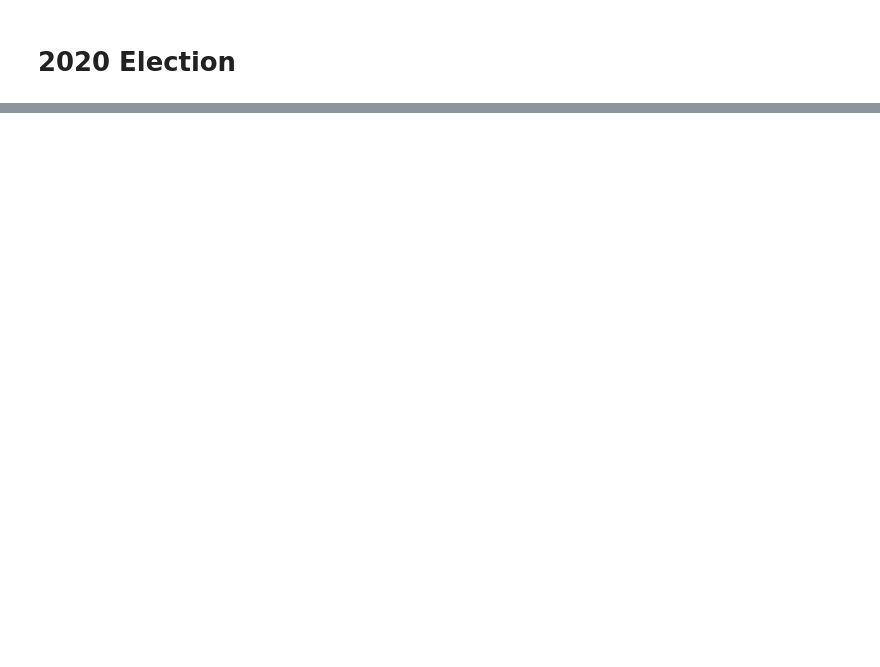
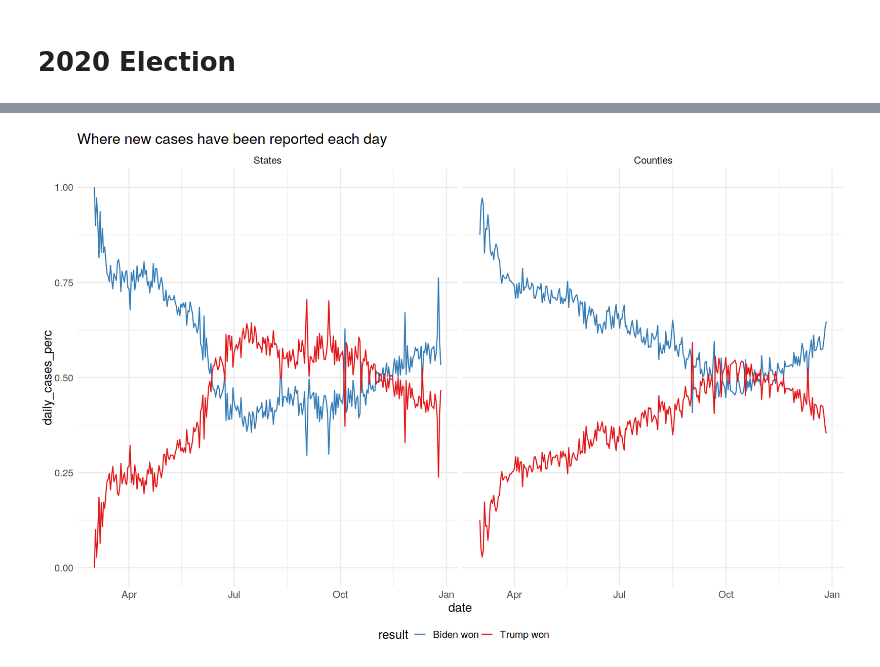
Before and after one commit to apoorvalal/covidviz, a Jupyter notebook: pol_alignment.ipynb, the cells around one changed output, grey strips where cells are left out. Saved outputs shown, nothing was run; the diff lists cells and outputs as text; code cells hidden in the pictures; blank space fills up the shorter version.

```diff
--- a/pol_alignment.ipynb
+++ b/pol_alignment.ipynb
@@ -218,4 +244,4 @@ $ per_point_diff <dbl> 0.44418, 0.53762, 0.07663, 0.57728, 0.80002, -0.49859,…
 # %%
-state_lev_2020 = counties_res[, lapply(.SD, sum), by = state_name, .SDcols = c('votes_gop', 'votes_dem', 'total_votes')]
-state_lev_2020[, dem_share := votes_dem / total_votes][, dem_win := fifelse(votes_dem > votes_gop, 1, 0)]
-state_lev_2020
+state_lev_2020= counties_res[, lapply(.SD, sum), by = state_abbr, .SDcols = c('votes_gop', 'votes_dem', 'total_votes')]
+state_lev_2020[, result_state := fifelse(votes_dem < votes_gop, 'Trump won', 'Biden won')]
+state_lev_2020 = state_lev_2020[, .(state_abbr, result_state)]
@@ -241,0 +248,14 @@ A data.table: 51 × 6
+# %%
+## Merge and melt (reshape longer)
+us2020 =
+  us2020_counties[state_lev_2020, on='state_abbr'] %>%
+  melt(id = c('fips', 'state_abbr'), variable.name = 'geo', value.name = 'result') %>%
+  .[, geo := gsub('result_', '', geo)]
+# %%
+# Merge -------------------------------------------------------------------
+us = nytc[us2020, on = 'fips', allow.cartesian = TRUE] %>%
+  .[!is.na(date),
+    lapply(.SD, sum, na.rm = TRUE), .SDcols = c('cases', 'deaths'),
+    by = .(date, geo, result)]
+
+us %>% glimpse
@@ -241,0 +270,12 @@ A data.table: 51 × 6
+# %%
+## Get daily counts and percentages
+setorder(us, geo, result, date)
+us[ , ':=' (daily_cases = cases - shift(cases, 1, 'lag'),
+            daily_deaths = deaths - shift(deaths, 1, 'lag')),
+    by = .(geo, result)] %>%
+  .[, ':=' (daily_cases_perc = daily_cases/sum(daily_cases),
+            daily_deaths_perc = daily_deaths/sum(daily_deaths)),
+    by = .(geo, date)]
+
+## Some labeling sugar to match the WaPo graphic
+us$geo = factor(us$geo, levels = c('state', 'county'), labels = c('States', 'Counties'))
@@ -241,0 +299,10 @@ A data.table: 51 × 6
+# %%
+## Cases
+ggplot(us[date>'2020-03-01'], aes(date, daily_cases_perc, col = result)) +
+  geom_line() +
+  scale_color_brewer(palette = 'Set1', direction = -1) +
+  scale_y_continuous(limits = c(0,1)) +
+  labs(title = 'Where new cases have been reported each day') +
+  facet_wrap(~ geo)
+# %% [output]
+[figure, added]
```
Also changed, not shown: parts of 17 cells of this notebook, 6 other files.
